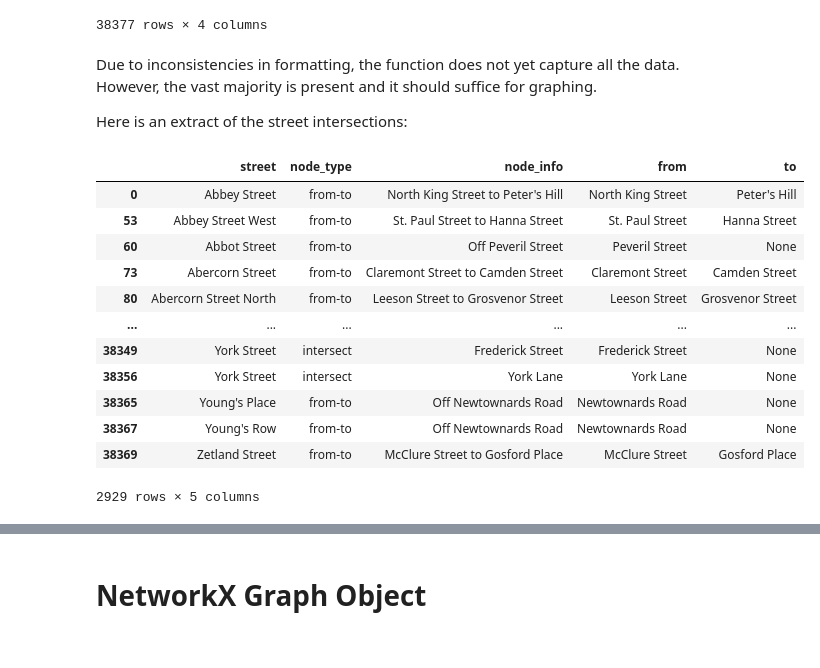
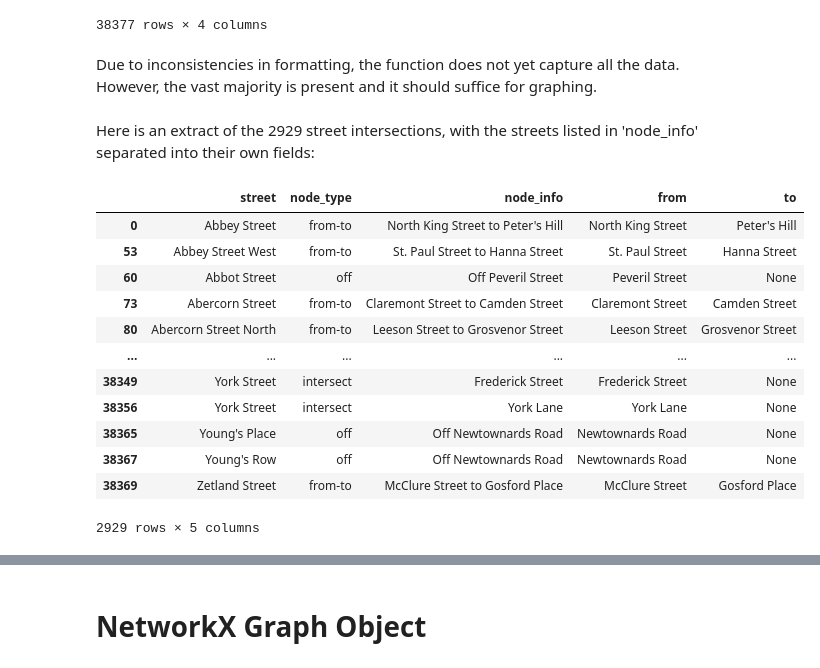
Before and after one commit to sian0x0/Map-Extinct-Addresses, a Jupyter notebook: extract.ipynb, the cells around one changed output, grey strips where cells are left out. Drawn from its saved outputs; the diff is of its cells as text; code cells hidden in the pictures.

```diff
--- a/extract.ipynb
+++ b/extract.ipynb
@@ -234,26 +237,28 @@ df_basic_nodes
 38377 rows × 4 columns
 # %% [markdown]
 Due to inconsistencies in formatting, the function does not yet capture all the data. However, the vast majority is present and it should suffice for graphing.
-
-Here is an extract of the street intersections:
+# %% [markdown]
+Here is an extract of the 2929 street intersections, with the streets listed in 'node_info' separated into their own fields:
 # %%
 df_connections = df_basic_nodes[df_basic_nodes['node_type'].isin(['intersect', 'from-to'])][['street', 'node_type', 'node_info']]
 
 df_connections[['from', 'to']] = df_connections['node_info'].str.split(' to ', n=1, expand=True)
 df_connections['from'] = df_connections['from'].str.replace('Off ', '')
+df_connections['node_type'] = df_connections.apply(lambda row: 'off' if row['node_info'].startswith('Off ') else row['node_type'], axis=1)
+
 df_connections
 # %% [output]
 |  | street | node_type | node_info | from | to |
 | 0 | Abbey Street | from-to | North King Street to Peter's Hill | North King Street | Peter's Hill |
 | 53 | Abbey Street West | from-to | St. Paul Street to Hanna Street | St. Paul Street | Hanna Street |
-| 60 | Abbot Street | from-to | Off Peveril Street | Peveril Street | None |
+| 60 | Abbot Street | off | Off Peveril Street | Peveril Street | None |
 | 73 | Abercorn Street | from-to | Claremont Street to Camden Street | Claremont Street | Camden Street |
 | 80 | Abercorn Street North | from-to | Leeson Street to Grosvenor Street | Leeson Street | Grosvenor Street |
 | ... | ... | ... | ... | ... | ... |
 | 38349 | York Street | intersect | Frederick Street | Frederick Street | None |
 | 38356 | York Street | intersect | York Lane | York Lane | None |
-| 38365 | Young's Place | from-to | Off Newtownards Road | Newtownards Road | None |
-| 38367 | Young's Row | from-to | Off Newtownards Road | Newtownards Road | None |
+| 38365 | Young's Place | off | Off Newtownards Road | Newtownards Road | None |
+| 38367 | Young's Row | off | Off Newtownards Road | Newtownards Road | None |
 | 38369 | Zetland Street | from-to | McClure Street to Gosford Place | McClure Street | Gosford Place |
 2929 rows × 5 columns
 # %% [markdown]
```
Also changed, not shown: parts of 58 cells of this notebook.
